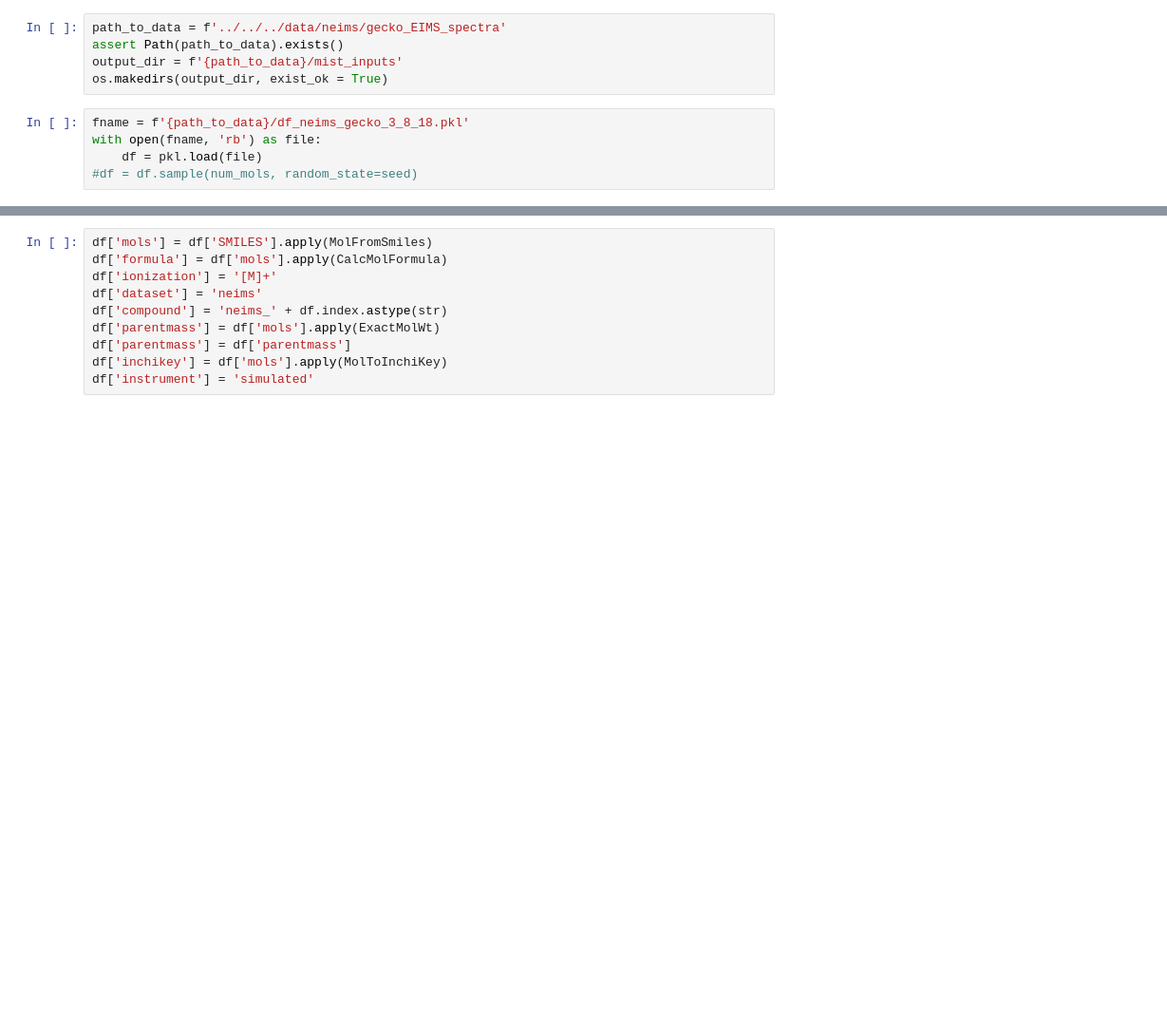
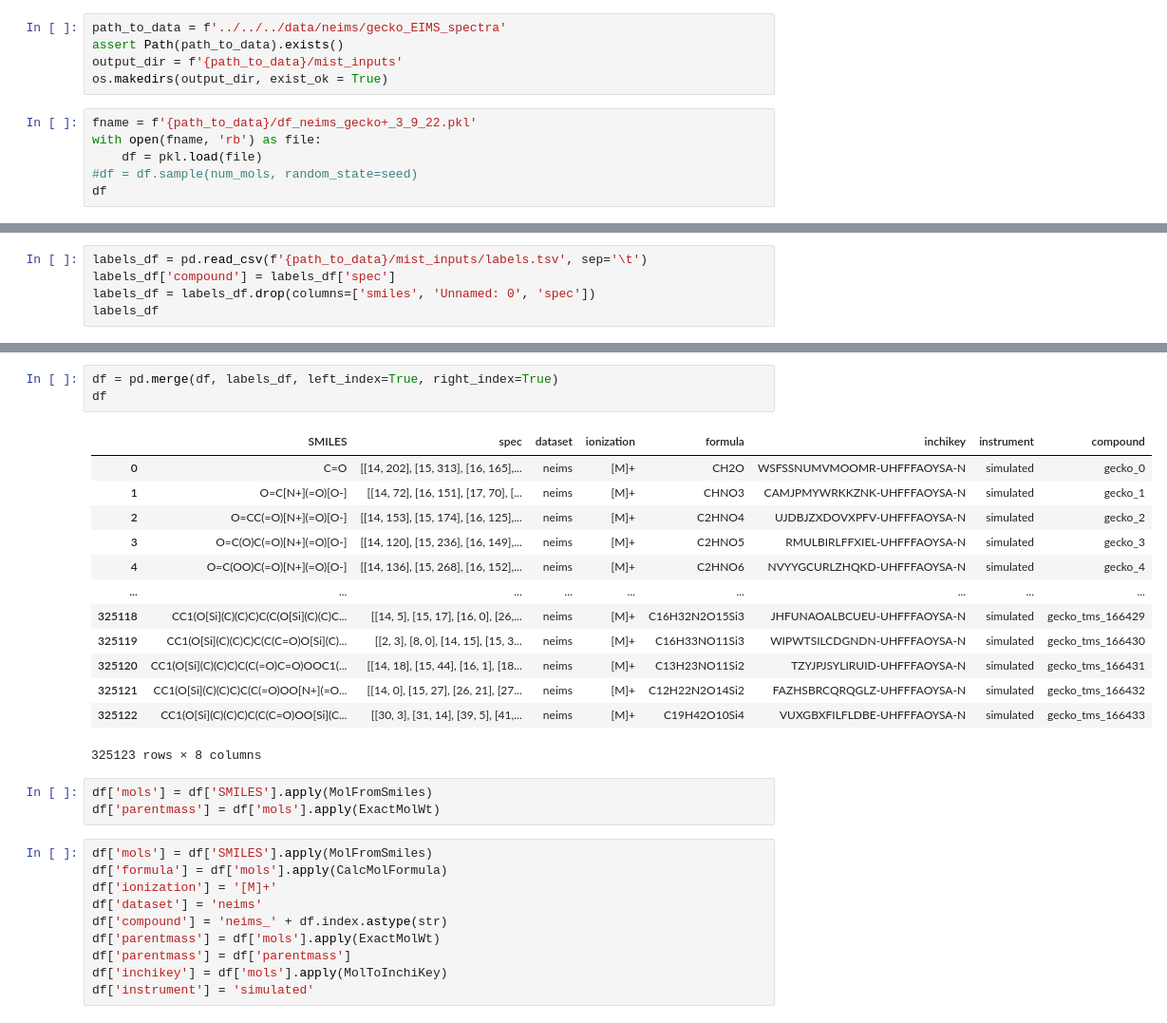
Before and after one commit to kuulia/mist, a Jupyter notebook: data_processing/neims/gecko_EIMS_spectra/preprocess_ms_gen.ipynb, the cells around one changed output, grey strips where cells are left out. Shown at 95% size. Cells and saved outputs as stored; diff of their text form; blank space fills up the shorter version.

```diff
--- a/data_processing/neims/gecko_EIMS_spectra/preprocess_ms_gen.ipynb
+++ b/data_processing/neims/gecko_EIMS_spectra/preprocess_ms_gen.ipynb
@@ -43,7 +40,8 @@ assert Path(path_to_data).exists()
 output_dir = f'{path_to_data}/mist_inputs'
 os.makedirs(output_dir, exist_ok = True)
 # %%
-fname = f'{path_to_data}/df_neims_gecko_3_8_18.pkl'
+fname = f'{path_to_data}/df_neims_gecko+_3_9_22.pkl'
 with open(fname, 'rb') as file:
     df = pkl.load(file)
 #df = df.sample(num_mols, random_state=seed)
+df
@@ -49,0 +62,5 @@ with open(fname, 'rb') as file:
+# %%
+labels_df = pd.read_csv(f'{path_to_data}/mist_inputs/labels.tsv', sep='\t')
+labels_df['compound'] = labels_df['spec']
+labels_df = labels_df.drop(columns=['smiles', 'Unnamed: 0', 'spec'])
+labels_df
@@ -50,3 +81,23 @@ with open(fname, 'rb') as file:
+# %%
+df = pd.merge(df, labels_df, left_index=True, right_index=True)
+df
+# %% [output]
+|  | SMILES | spec | dataset | ionization | formula | inchikey | instrument | compound |
+| 0 | C=O | [[14, 202], [15, 313], [16, 165],... | neims | [M]+ | CH2O | WSFSSNUMVMOOMR-UHFFFAOYSA-N | simulated | gecko_0 |
+| 1 | O=C[N+](=O)[O-] | [[14, 72], [16, 151], [17, 70], [... | neims | [M]+ | CHNO3 | CAMJPMYWRKKZNK-UHFFFAOYSA-N | simulated | gecko_1 |
+| 2 | O=CC(=O)[N+](=O)[O-] | [[14, 153], [15, 174], [16, 125],... | neims | [M]+ | C2HNO4 | UJDBJZXDOVXPFV-UHFFFAOYSA-N | simulated | gecko_2 |
+| 3 | O=C(O)C(=O)[N+](=O)[O-] | [[14, 120], [15, 236], [16, 149],... | neims | [M]+ | C2HNO5 | RMULBIRLFFXIEL-UHFFFAOYSA-N | simulated | gecko_3 |
+| 4 | O=C(OO)C(=O)[N+](=O)[O-] | [[14, 136], [15, 268], [16, 152],... | neims | [M]+ | C2HNO6 | NVYYGCURLZHQKD-UHFFFAOYSA-N | simulated | gecko_4 |
+| ... | ... | ... | ... | ... | ... | ... | ... | ... |
+| 325118 | CC1(O[Si](C)(C)C)C(C(O[Si](C)(C)C... | [[14, 5], [15, 17], [16, 0], [26,... | neims | [M]+ | C16H32N2O15Si3 | JHFUNAOALBCUEU-UHFFFAOYSA-N | simulated | gecko_tms_166429 |
+| 325119 | CC1(O[Si](C)(C)C)C(C(C=O)O[Si](C)... | [[2, 3], [8, 0], [14, 15], [15, 3... | neims | [M]+ | C16H33NO11Si3 | WIPWTSILCDGNDN-UHFFFAOYSA-N | simulated | gecko_tms_166430 |
+| 325120 | CC1(O[Si](C)(C)C)C(C(=O)C=O)OOC1(... | [[14, 18], [15, 44], [16, 1], [18... | neims | [M]+ | C13H23NO11Si2 | TZYJPJSYLIRUID-UHFFFAOYSA-N | simulated | gecko_tms_166431 |
+| 325121 | CC1(O[Si](C)(C)C)C(C(=O)OO[N+](=O... | [[14, 0], [15, 27], [26, 21], [27... | neims | [M]+ | C12H22N2O14Si2 | FAZHSBRCQRQGLZ-UHFFFAOYSA-N | simulated | gecko_tms_166432 |
+| 325122 | CC1(O[Si](C)(C)C)C(C(C=O)OO[Si](C... | [[30, 3], [31, 14], [39, 5], [41,... | neims | [M]+ | C19H42O10Si4 | VUXGBXFILFLDBE-UHFFFAOYSA-N | simulated | gecko_tms_166433 |
+325123 rows × 8 columns
+# %%
+df['mols'] = df['SMILES'].apply(MolFromSmiles)
+df['parentmass'] = df['mols'].apply(ExactMolWt)
 # %%
 df['mols'] = df['SMILES'].apply(MolFromSmiles)
 df['formula'] = df['mols'].apply(CalcMolFormula)
```
Also changed, not shown: parts of 6 cells of this notebook, 5 other files.
